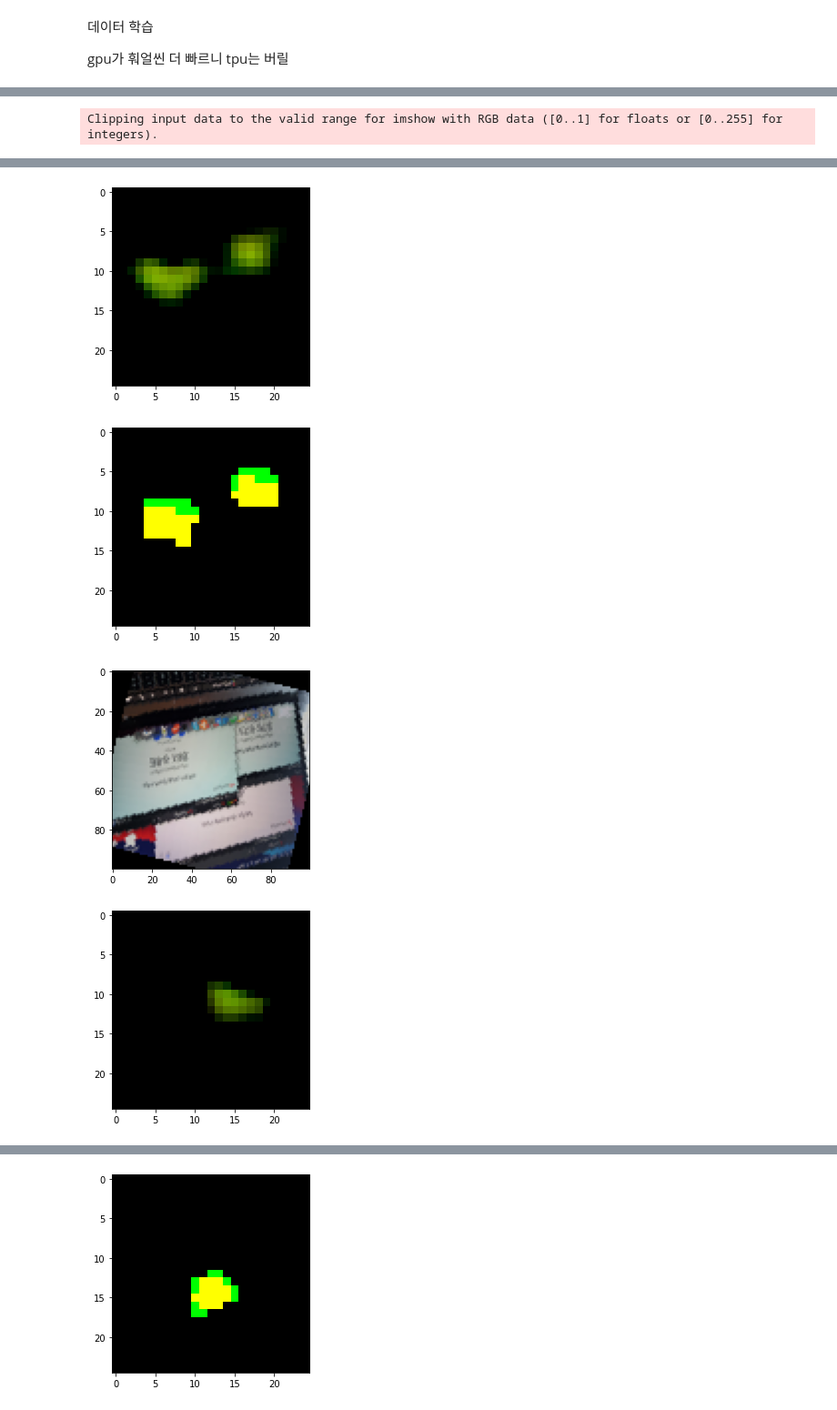
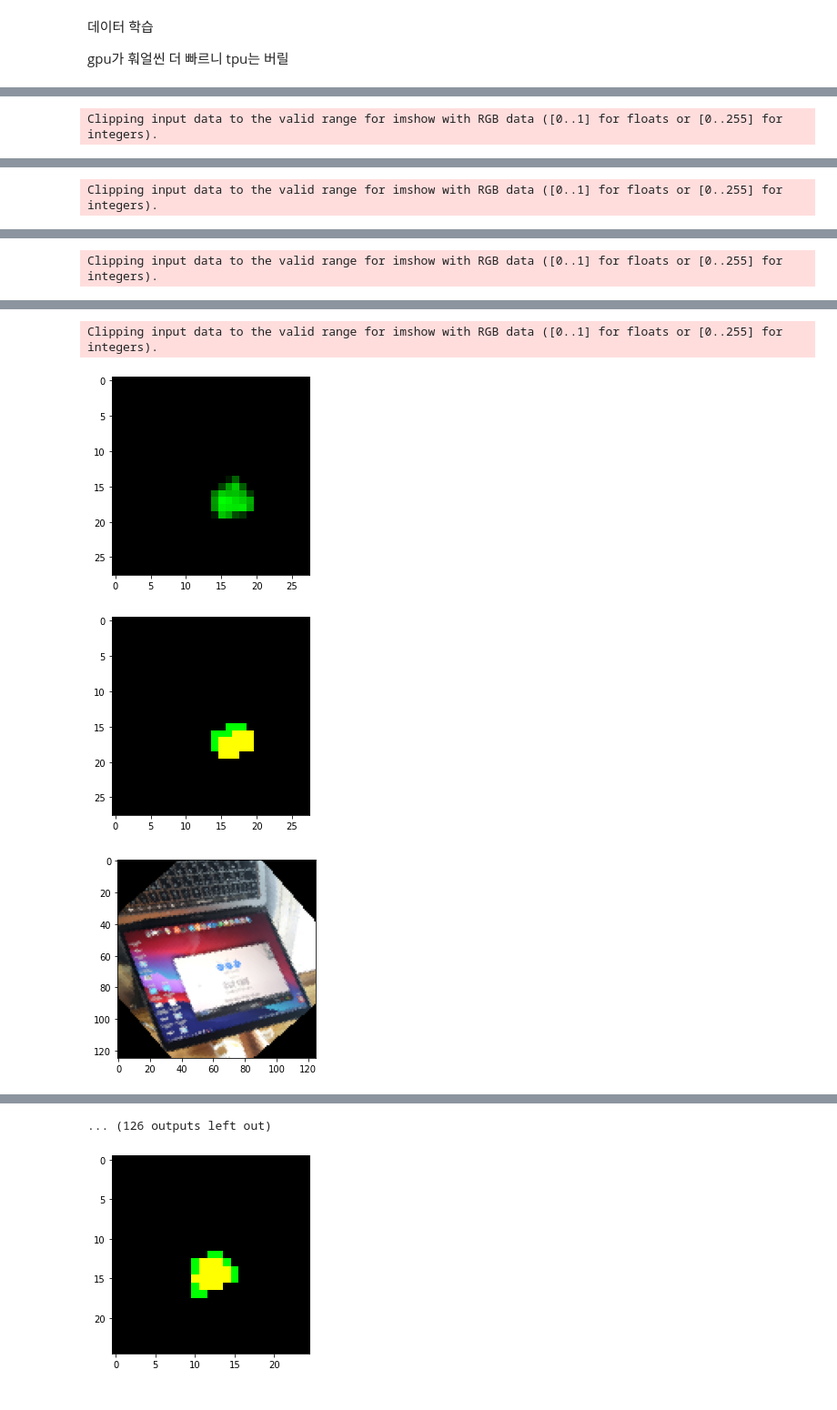
Before and after one commit to hslee1539/rc-ai, a Jupyter notebook: rc_ai.ipynb, the cells around one changed output, grey strips where cells are left out. Shown at 91% size. Saved outputs shown, nothing was run; the diff lists cells and outputs as text; code cells hidden in the pictures.

```diff
--- a/rc_ai.ipynb
+++ b/rc_ai.ipynb
@@ -24,15 +47,21 @@ sys.path.append("./rc-ai/src")
 데이터 로딩 및 전처리
 # %%
 import data
+import network
 import numpy as np
 
 data_model = data.DataModel("./rc-ai/data/x", "./rc-ai/data/y", (100, 100, 3), (100, 100, 3), (25, 25, 2))
+network.apply_shape_v2(data_model)
 result = data.load(data_model)
 
-x_train = np.array(result[0], dtype=data_model.dtype) / 255
+x_train = (np.array(result[0], dtype=data_model.dtype) / 255)
+x_train = x_train[:x_train.shape[0] // 100 * 100] # batch size랑 매칭 되게 수정(충분히 많아서 벼려도 될 듯)
 y_train = (np.array(result[1], dtype=data_model.dtype) / 255)
+y_train = y_train[:y_train.shape[0] // 100 * 100]
 x_eval = np.array(result[2], dtype=data_model.dtype) / 255
 y_eval = (np.array(result[3], dtype=data_model.dtype) / 255)
 x_test = np.array(result[4], dtype=data_model.dtype) / 255
 y_test = (np.array(result[5], dtype=data_model.dtype) / 255)
+
+print(f"x_train_shape = {x_train.shape}, y_train_shape={y_train.shape}")
 # %% [output]
@@ -60,7 +118,7 @@ import network
 import matplotlib.pyplot as plt
 # 13320 * 256
 
-net = network.load()
+net = network.load_v2()
 
 net.summary()
 # %% [output]
@@ -86,11 +144,11 @@ _________________________________________________________________
 
 gpu가 훠얼씬 더 빠르니 tpu는 버릴
 # %%
-pre_trained_y = net.predict(x_test, 300)
+pre_trained_y = net.predict(x_test, 100)
 
-net.fit(x_train, y_train, epochs=30, batch_size=100, validation_data=(x_eval, y_eval))
+net.fit(x_train, y_train, epochs=65, batch_size=100, validation_data=(x_eval, y_eval))
 
-trained_y = net.predict(x_test, 300)
+trained_y = net.predict(x_test, 100)
 
 real_y = y_test
 
@@ -120,6 +178,6 @@ Epoch 30/30
 # %%
 
-for i in range(3):
+for i in range(23):
     plt.imshow(pre_trained_y[i])
     plt.show()
     plt.imshow(trained_y[i])
@@ -133,0 +192 @@ Clipping input data to the valid range for imshow with RGB data ([0..1] for floa
+Clipping input data to the valid range for imshow with RGB data ([0..1] for floats or [0..255] for integers).
@@ -136,0 +196 @@ Clipping input data to the valid range for imshow with RGB data ([0..1] for floa
+Clipping input data to the valid range for imshow with RGB data ([0..1] for floats or [0..255] for integers).
@@ -138,4 +198,4 @@ Clipping input data to the valid range for imshow with RGB data ([0..1] for floa
+Clipping input data to the valid range for imshow with RGB data ([0..1] for floats or [0..255] for integers).
-[figure, old version]
+[figure, new version]
-[figure, old version]
+[figure, new version]
-[figure, old version]
+[figure, new version]
-[figure, removed]
@@ -145,3 +202,4 @@ Clipping input data to the valid range for imshow with RGB data ([0..1] for floa
+... (126 outputs left out)
 # %%
 threshold = 0.35
 # %%
```
Also changed, not shown: parts of 7 cells of this notebook.
